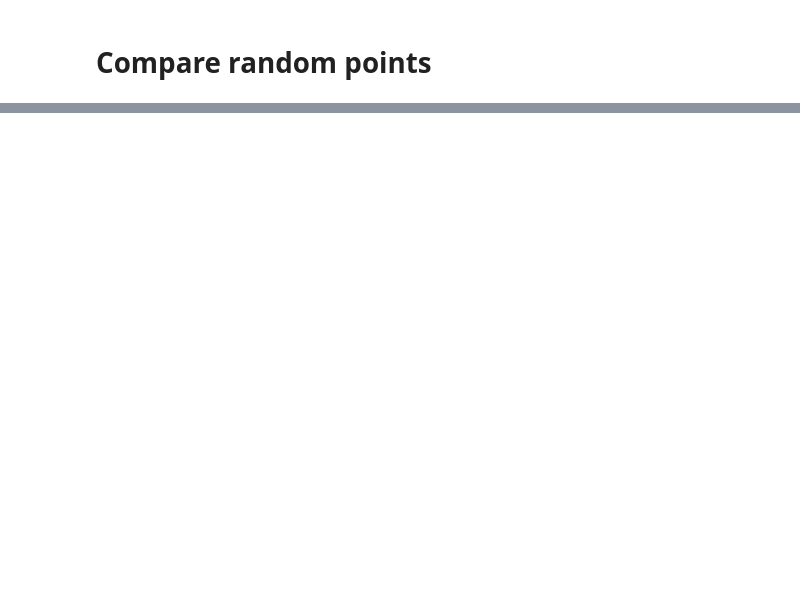
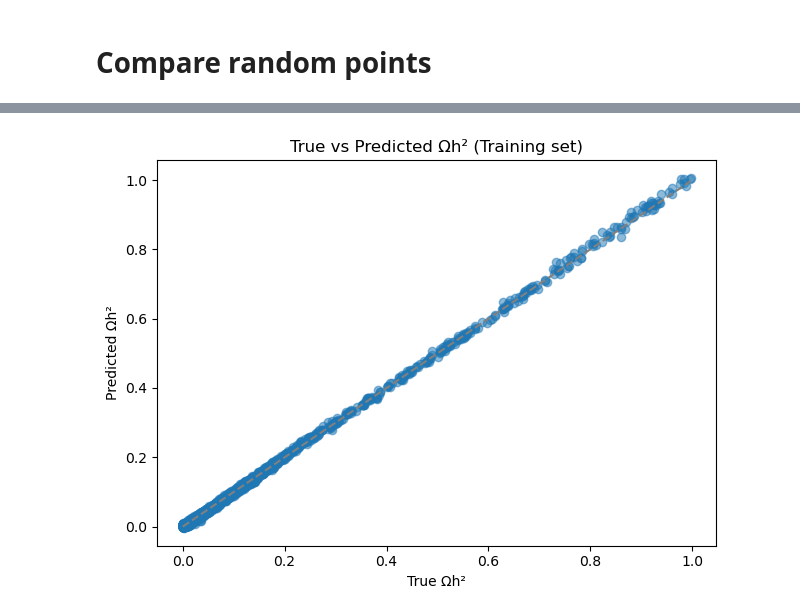
Before and after one commit to jwuerzinger/pMSSM-trafo, a Jupyter notebook: pmssm.ipynb, the cells around one changed output, grey strips where cells are left out. Saved outputs shown, nothing was run; the diff lists cells and outputs as text; code cells hidden in the pictures; blank space fills up the shorter version.

```diff
--- a/pmssm.ipynb
+++ b/pmssm.ipynb
@@ -476,0 +638,8 @@ scatter_true_vs_pred(
+# %%
+scatter_true_vs_pred(
+    model,
+    mode='train',
+    device=device
+)
+# %% [output]
+[figure, added]
```
Also changed, not shown: parts of 14 cells of this notebook.
